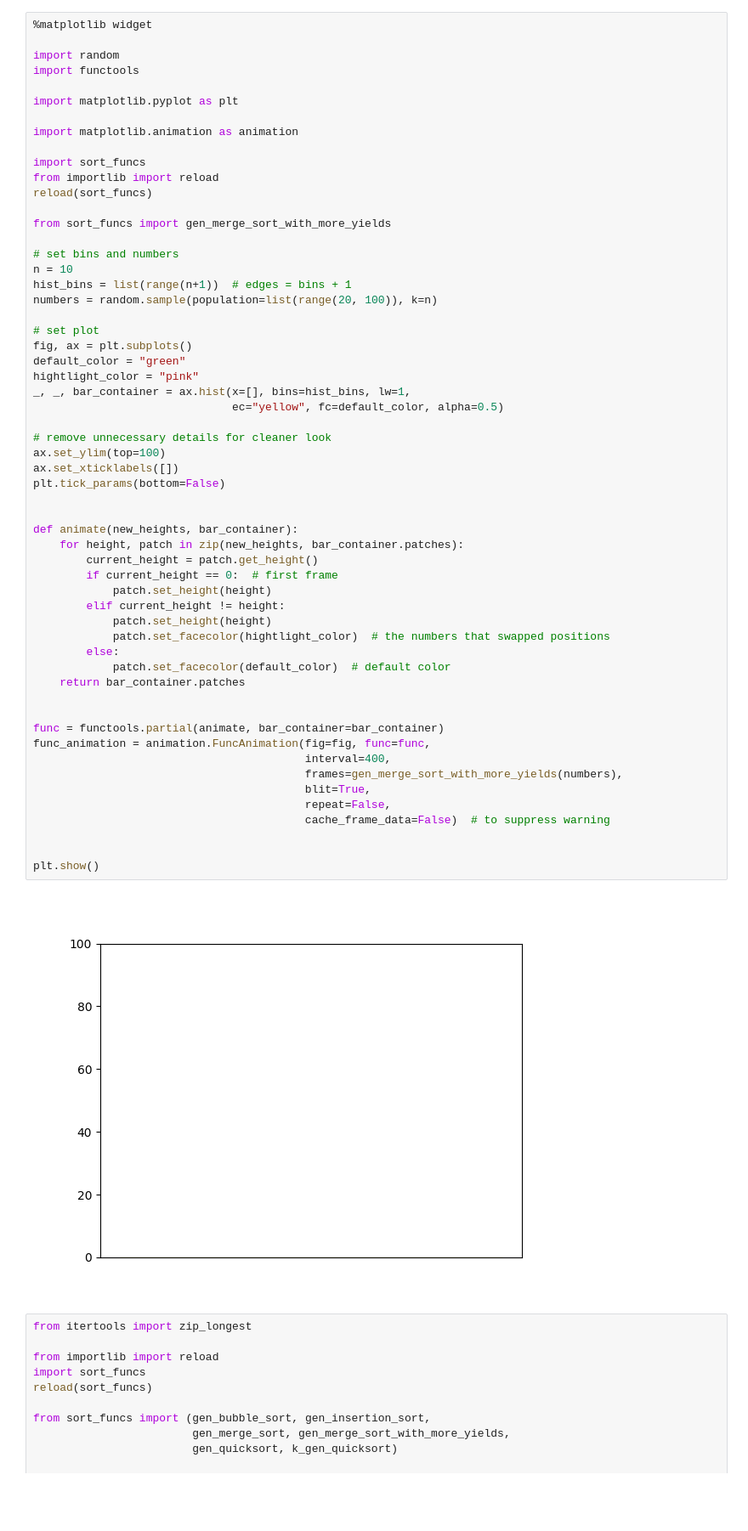
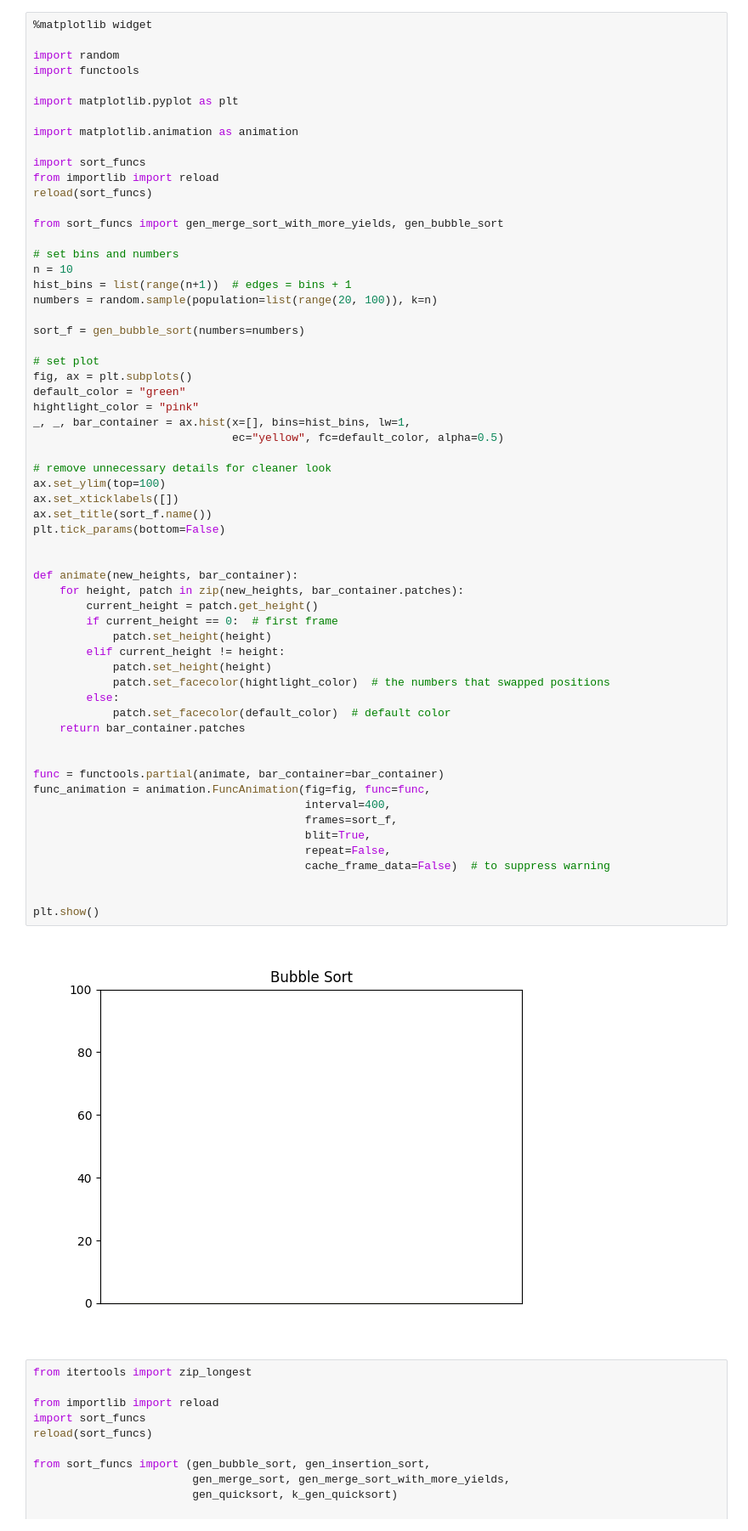
Before and after one commit to Pinkwjp/sorting-visualizer, a Jupyter notebook: src/sorting_animation.ipynb, the cells around one changed output. Shown at 85% size. Saved outputs shown, nothing was run; the diff lists cells and outputs as text; blank space fills up the shorter version.

Commit message:
use updated sort funcs

```diff
--- a/src/sorting_animation.ipynb
+++ b/src/sorting_animation.ipynb
@@ -12,12 +12,14 @@ import sort_funcs
 from importlib import reload
 reload(sort_funcs)
 
-from sort_funcs import gen_merge_sort_with_more_yields
+from sort_funcs import gen_merge_sort_with_more_yields, gen_bubble_sort
 
 # set bins and numbers
 n = 10
 hist_bins = list(range(n+1))  # edges = bins + 1
 numbers = random.sample(population=list(range(20, 100)), k=n)
+
+sort_f = gen_bubble_sort(numbers=numbers)
 
 # set plot
 fig, ax = plt.subplots()
@@ -28,35 +30,36 @@ _, _, bar_container = ax.hist(x=[], bins=hist_bins, lw=1,
 
 # remove unnecessary details for cleaner look
 ax.set_ylim(top=100)
 ax.set_xticklabels([])
+ax.set_title(sort_f.name())
 plt.tick_params(bottom=False)
 
 
 def animate(new_heights, bar_container):
     for height, patch in zip(new_heights, bar_container.patches):
         current_height = patch.get_height()
         if current_height == 0:  # first frame
             patch.set_height(height)
         elif current_height != height:
             patch.set_height(height)
             patch.set_facecolor(hightlight_color)  # the numbers that swapped positions
         else:
             patch.set_facecolor(default_color)  # default color
     return bar_container.patches
 
 
 func = functools.partial(animate, bar_container=bar_container)
 func_animation = animation.FuncAnimation(fig=fig, func=func,
                                          interval=400,
-                                         frames=gen_merge_sort_with_more_yields(numbers),
+                                         frames=sort_f,
                                          blit=True,
                                          repeat=False,
                                          cache_frame_data=False)  # to suppress warning
 
 
 plt.show()
 # %% [output]
-[figure, old version]
+[figure, new version]
 # %%
 from itertools import zip_longest
 
```
Also changed, not shown: parts of 5 cells of this notebook.
